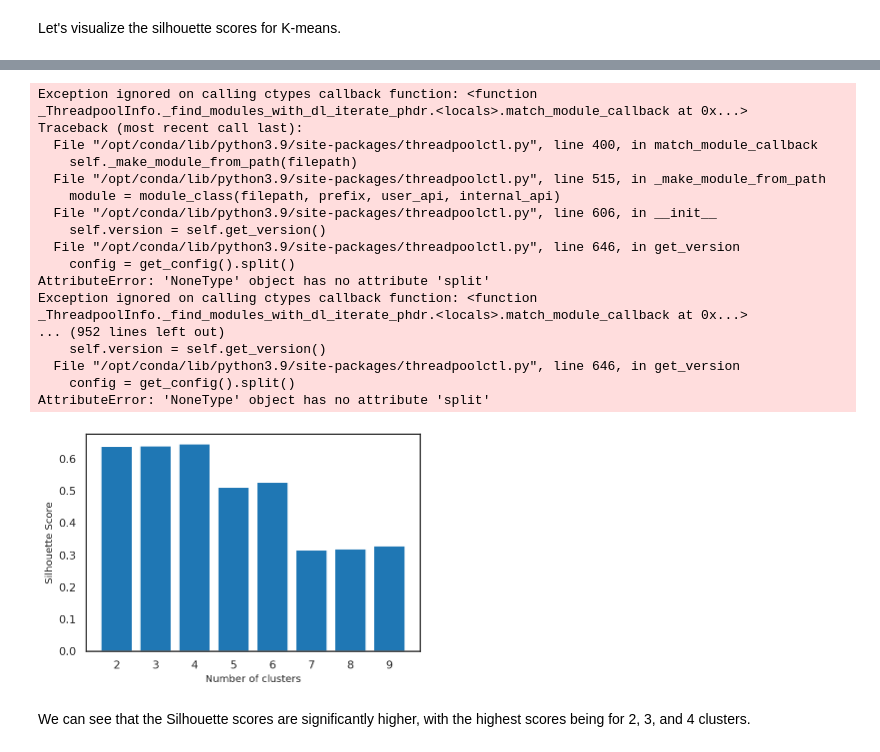
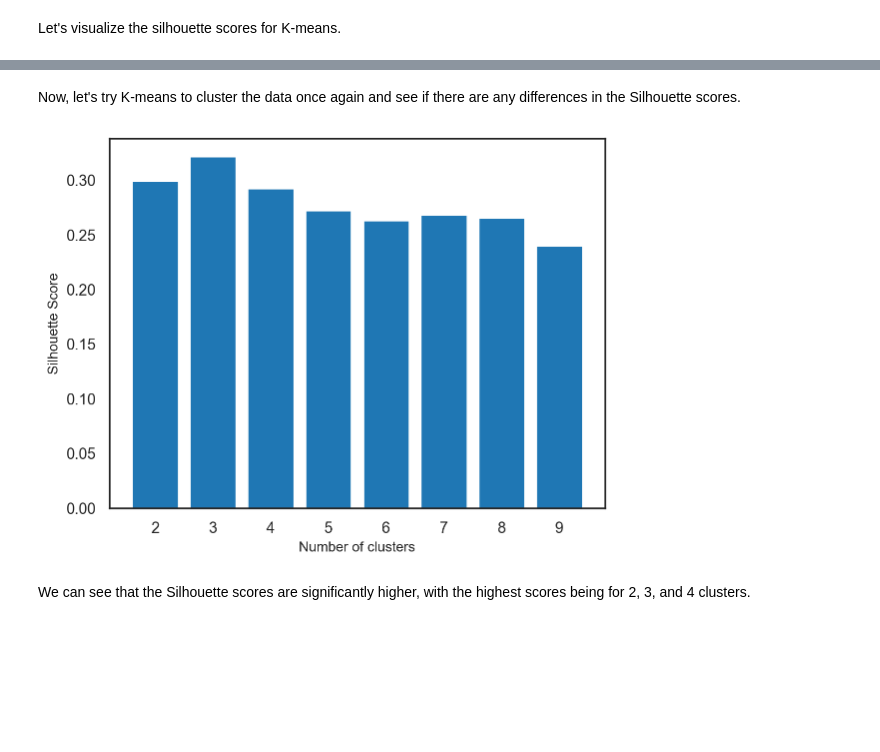
Before and after one commit to sprestrelski/heart-disease-prediction, a Jupyter notebook: Models.ipynb, the cells around one changed output, grey strips where cells are left out. Drawn from its saved outputs; the diff is of its cells as text; code cells hidden in the pictures; blank space fills up the shorter version.

Commit message:
K-means with PCA, OneHot, Silhoutte

```diff
--- a/Models.ipynb
+++ b/Models.ipynb
@@ -398,0 +352,16 @@ Similar to Guassian Mixture Model, the Silhouette scores for K-means is very low
+# %%
+sample_df = df.sample(n = 5000, random_state = 42)
+
+numerical_df = sample_df.select_dtypes(include=[np.float64])
+categorical_df = sample_df.select_dtypes(include=[object])
+
+# Handle categorical variables (one-hot encoding)
+encoder = OneHotEncoder()
+encoded_categorical = pd.DataFrame(encoder.fit_transform(categorical_df).toarray())
+
+# Standardize numerical features
+scaler = StandardScaler()
+scaled_numerical = scaler.fit_transform(numerical_df)
+
+# Combine numerical and encoded categorical features
+processed_df = pd.concat([pd.DataFrame(scaled_numerical), encoded_categorical], axis=1)
@@ -398,0 +370,21 @@ Similar to Guassian Mixture Model, the Silhouette scores for K-means is very low
+# %%
+# Apply dimensionality reduction (PCA) with 3 components
+pca = PCA(n_components=3)
+reduced_features = pca.fit_transform(processed_df)
+
+variance_explained = pca.explained_variance_ratio_
+total_variance_explained = 0
+
+for i, var in enumerate(variance_explained):
+    print(f"Variance explained by Principal Component {i+1}: {var:.2f}")
+    total_variance_explained += var
+print(f"Total variance explained by Principal Component: {total_variance_explained:.2f}")
+
+fig = plt.figure(figsize=(10, 6))
+ax = fig.add_subplot(111, projection='3d')
+ax.scatter(reduced_features[:, 0], reduced_features[:, 1], reduced_features[:, 2])
+ax.set_title('PCA Visualization of Data (3D)')
+ax.set_xlabel('Principal Component 1')
+ax.set_ylabel('Principal Component 2')
+ax.set_zlabel('Principal Component 3')
+plt.show()
@@ -399,37 +397,20 @@ Similar to Guassian Mixture Model, the Silhouette scores for K-means is very low
+# %% [markdown]
+Now, let's try K-means to cluster the data once again and see if there are any differences in the Silhouette scores.
 # %%
-sample_df = df.sample(n = 5000, random_state = 42)
-sample_df = sample_df.select_dtypes(include=[np.float64])
 kmeans_scores = []
 
 for k in range(2, 10):
     kmeans = KMeans(n_clusters=k, random_state=42, n_init=10)
-    kmeans.fit(sample_df)
-    labels = kmeans.predict(sample_df)
-    score = silhouette_score(sample_df, labels)
+    labels = kmeans.fit_predict(reduced_features)
+
+    score = silhouette_score(reduced_features, labels)
     kmeans_scores.append(score)
 
 plt.bar(range(2, 10), kmeans_scores)
 plt.xlabel('Number of clusters', fontsize = 10)
 plt.ylabel('Silhouette Score', fontsize = 10)
 plt.show()
 # %% [output]
-Exception ignored on calling ctypes callback function: <function _ThreadpoolInfo._find_modules_with_dl_iterate_phdr.<locals>.match_module_callback at 0x...>
-Traceback (most recent call last):
-  File "/opt/conda/lib/python3.9/site-packages/threadpoolctl.py", line 400, in match_module_callback
-    self._make_module_from_path(filepath)
-  File "/opt/conda/lib/python3.9/site-packages/threadpoolctl.py", line 515, in _make_module_from_path
-    module = module_class(filepath, prefix, user_api, internal_api)
-  File "/opt/conda/lib/python3.9/site-packages/threadpoolctl.py", line 606, in __init__
-    self.version = self.get_version()
-  File "/opt/conda/lib/python3.9/site-packages/threadpoolctl.py", line 646, in get_version
-    config = get_config().split()
-AttributeError: 'NoneType' object has no attribute 'split'
-Exception ignored on calling ctypes callback function: <function _ThreadpoolInfo._find_modules_with_dl_iterate_phdr.<locals>.match_module_callback at 0x...>
-... (952 lines left out)
-    self.version = self.get_version()
-  File "/opt/conda/lib/python3.9/site-packages/threadpoolctl.py", line 646, in get_version
-    config = get_config().split()
-AttributeError: 'NoneType' object has no attribute 'split'
-[figure, old version]
+[figure, new version]
 # %% [markdown]
 We can see that the Silhouette scores are significantly higher, with the highest scores being for 2, 3, and 4 clusters.
```
Also changed, not shown: parts of 20 cells of this notebook.
